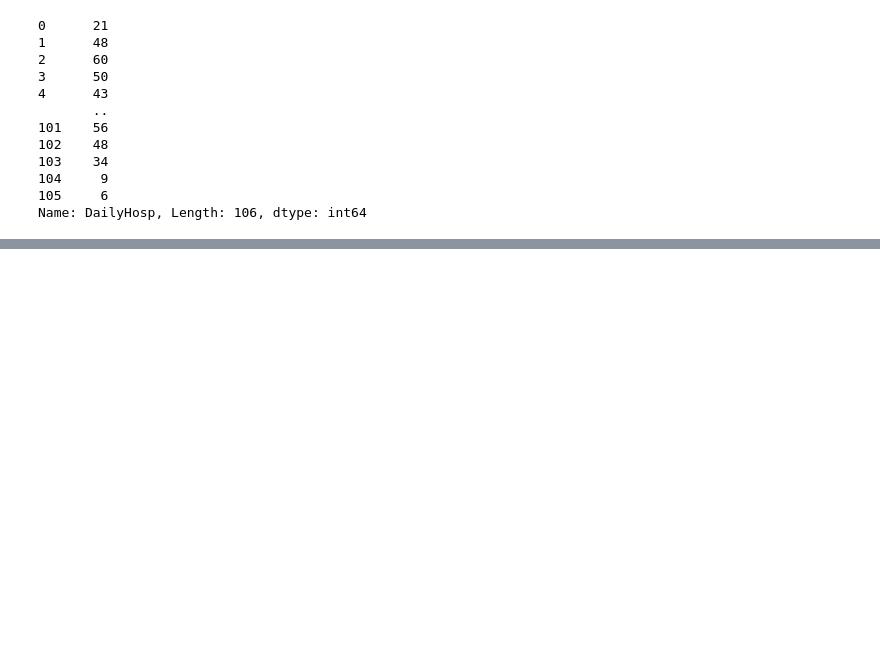
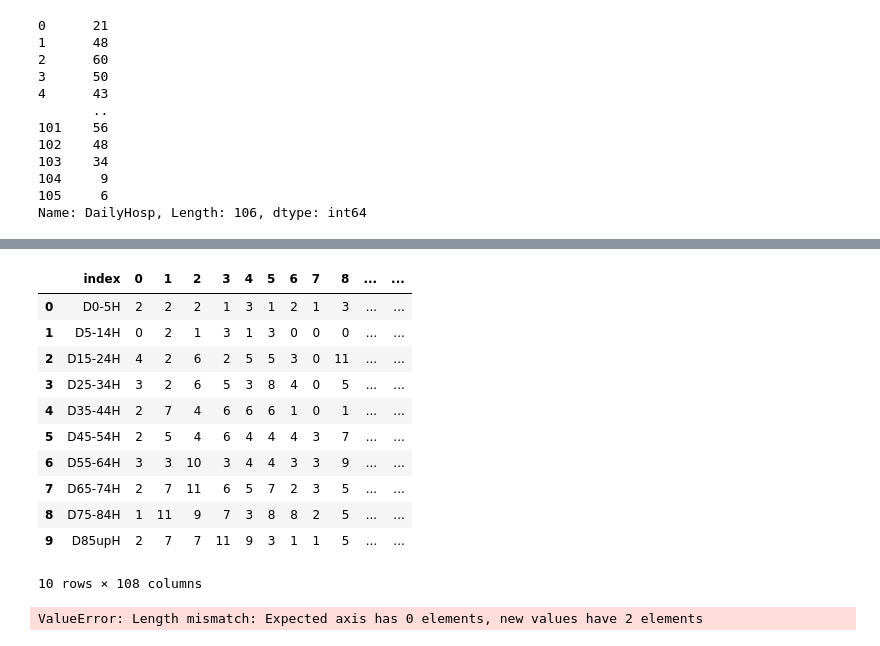
Before and after one commit to katel85/ProjectDA2021, a Jupyter notebook: Practice.ipynb, the cells around one changed output, grey strips where cells are left out. Saved outputs shown, nothing was run; the diff lists cells and outputs as text; code cells hidden in the pictures; blank space fills up the shorter version.

```diff
--- a/Practice.ipynb
+++ b/Practice.ipynb
@@ -287,0 +260,17 @@ fig.show()
+# %%
+hosp_df=pd.DataFrame(age_Total).reset_index()
+# %%
+hosp_df
+# %% [output]
+|  | index | 0 | 1 | 2 | 3 | 4 | 5 | 6 | 7 | 8 | ... | ... |
+| 0 | D0-5H | 2 | 2 | 2 | 1 | 3 | 1 | 2 | 1 | 3 | ... | ... |
+| 1 | D5-14H | 0 | 2 | 1 | 3 | 1 | 3 | 0 | 0 | 0 | ... | ... |
+| 2 | D15-24H | 4 | 2 | 6 | 2 | 5 | 5 | 3 | 0 | 11 | ... | ... |
+| 3 | D25-34H | 3 | 2 | 6 | 5 | 3 | 8 | 4 | 0 | 5 | ... | ... |
+| 4 | D35-44H | 2 | 7 | 4 | 6 | 6 | 6 | 1 | 0 | 1 | ... | ... |
+| 5 | D45-54H | 2 | 5 | 4 | 6 | 4 | 4 | 4 | 3 | 7 | ... | ... |
+| 6 | D55-64H | 3 | 3 | 10 | 3 | 4 | 4 | 3 | 3 | 9 | ... | ... |
+| 7 | D65-74H | 2 | 7 | 11 | 6 | 5 | 7 | 2 | 3 | 5 | ... | ... |
+| 8 | D75-84H | 1 | 11 | 9 | 7 | 3 | 8 | 8 | 2 | 5 | ... | ... |
+| 9 | D85upH | 2 | 7 | 7 | 11 | 9 | 3 | 1 | 1 | 5 | ... | ... |
+10 rows × 108 columns
@@ -287,0 +279,7 @@ fig.show()
+# %%
+hosp_df.columns=['Ages', 'Total_Per_Age']
+hosp_df['Percentage']=np.round(100*hosp_df['Total_Per_Age']/np.sum(hosp_df['Total_Per_Age']),2)
+hosp_df['Condition']= ['SARS-CoV-2' for i in range(len(hosp_df))]
+hosp_df
+# %% [output]
+ValueError: Length mismatch: Expected axis has 0 elements, new values have 2 elements
```
Also changed, not shown: parts of 6 cells of this notebook.
